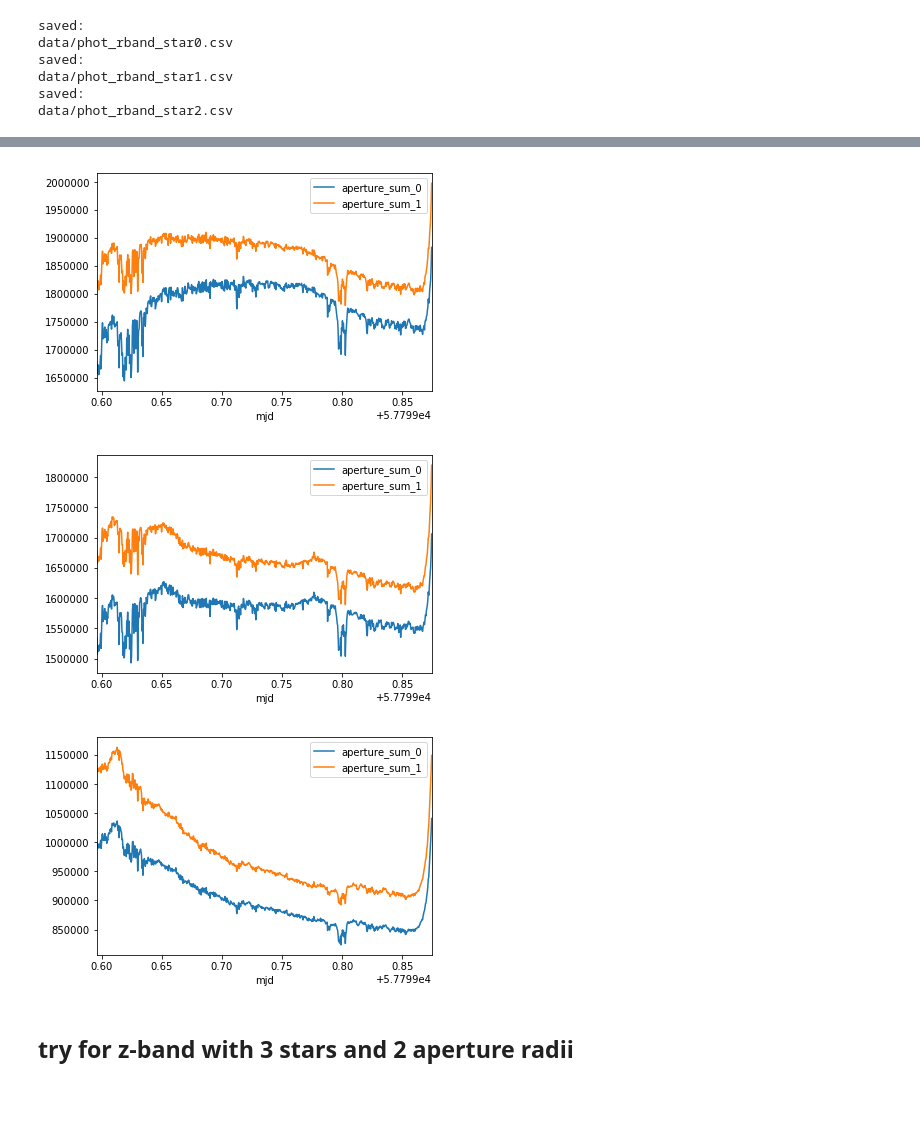
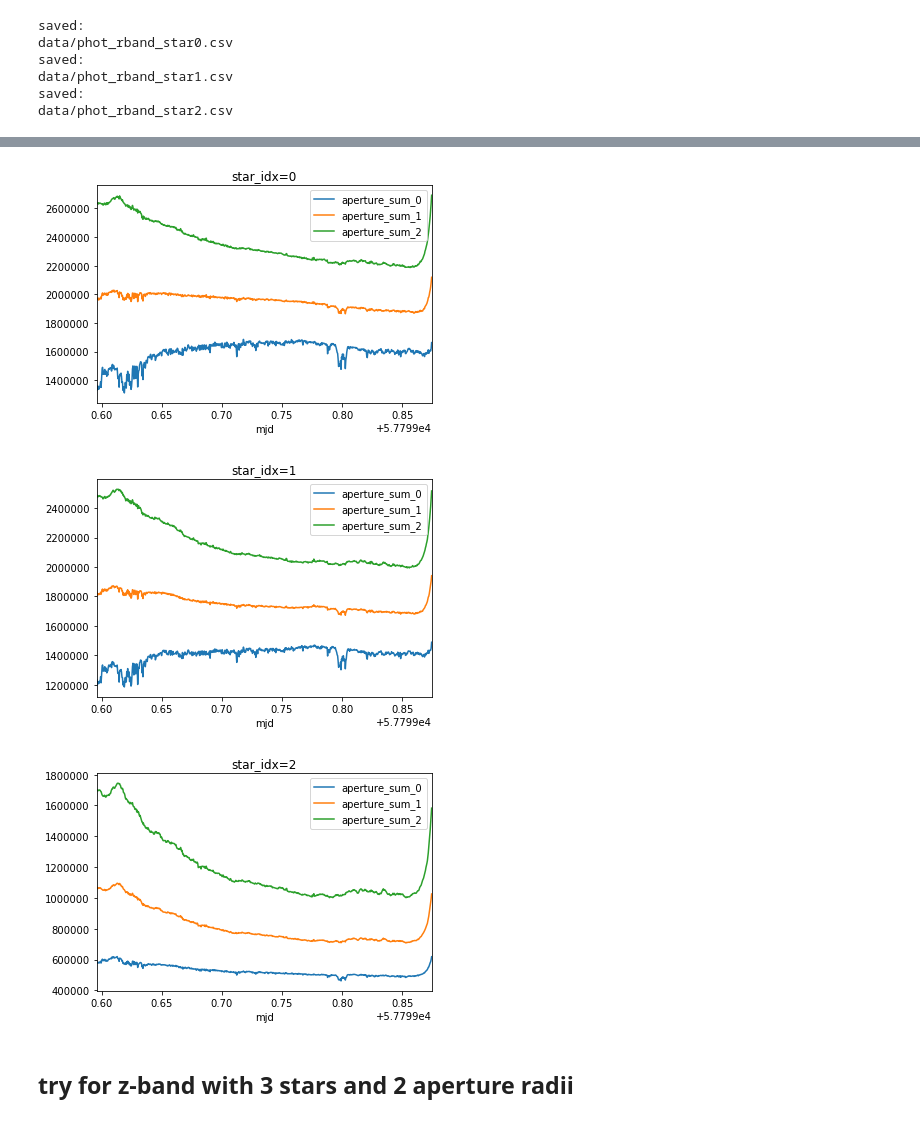
Before and after one commit to jpdeleon/moscatel, a Jupyter notebook: notebook/HAT-P-44 b photometry optimization (all bands without code).ipynb, the cells around one changed output, grey strips where cells are left out. Saved outputs shown, nothing was run; the diff lists cells and outputs as text; code cells hidden in the pictures.

```diff
--- a/notebook/HAT-P-44 b photometry optimization (all bands without code).ipynb
+++ b/notebook/HAT-P-44 b photometry optimization (all bands without code).ipynb
@@ -164,0 +152,8 @@ dfs[star_idx][params].plot()
+# %%
+ref_id=2
+
+t=dfs_g[target_id][param]
+ref=dfs_g[0][param]
+
+title='{}-band'.format(band_idx)
+(t/ref).plot(title=title)
@@ -164,0 +169,6 @@ dfs[star_idx][params].plot()
+# %%
+params = 'aperture_sum_0,aperture_sum_1,aperture_sum_2'.split(',')
+
+for star_idx in range(nstars):
+    title='star_idx={}'.format(star_idx)
+    dfs_g[star_idx][params].plot(title=title)
@@ -169,13 +183,15 @@ band_idx = 1 #g,r,z
 
 band=sorted(bands.keys())
 nstars=3 # or specify as centroids[band_idx][idx0,idx1,...]
+#star_positions=centroids[band_idx][:nstars]
+star_positions=itemgetter(0,1,3)(centroids[band_idx])
 skip_every=1
-radii =[10,15,20]
+radii =[8,12,16]
 box_size = 40
 
-tables=phot.make_lightcurve(bands[band[band_idx]], centroids[band_idx][:nstars],
+tables_r=phot.make_lightcurve(bands[band[band_idx]], star_positions,
                        aperture_radii=radii, skip_every=1, box_size=40,
-                       r_in=10, r_out=25);
+                       r_in=15, r_out=30);
 # %% [output]
 performing aperture photometry on 3 stars
 
@@ -189,6 +205,6 @@ initial centroid: (713.03279888873192, 755.2944035162152)
 ---------Done---------
 # %%
-dfs=utils.parse_and_save_tables(tables, band_idx)
+dfs_r=utils.parse_and_save_tables(tables_r, band_idx)
 # %% [output]
 saved:
 data/phot_rband_star0.csv
@@ -210,12 +245,13 @@ ref=dfs[0][param]
 # %%
-params = 'aperture_sum_0,aperture_sum_1'.split(',')
+params='aperture_sum_0,aperture_sum_1,aperture_sum_2'.split(',')
 
-for i in range(nstars):
-    dfs[i][params].plot()
+for star_idx in range(nstars):
+    title='star_idx={}'.format(star_idx)
+    dfs_r[star_idx][params].plot(title=title)
 # %% [output]
-[figure, old version]
+[figure, new version]
-[figure, old version]
+[figure, new version]
-[figure, old version]
+[figure, new version]
 # %% [markdown]
 ## try for z-band with 3 stars and 2 aperture radii
 # %%
```
Also changed, not shown: parts of 23 cells of this notebook, 12 other files.
